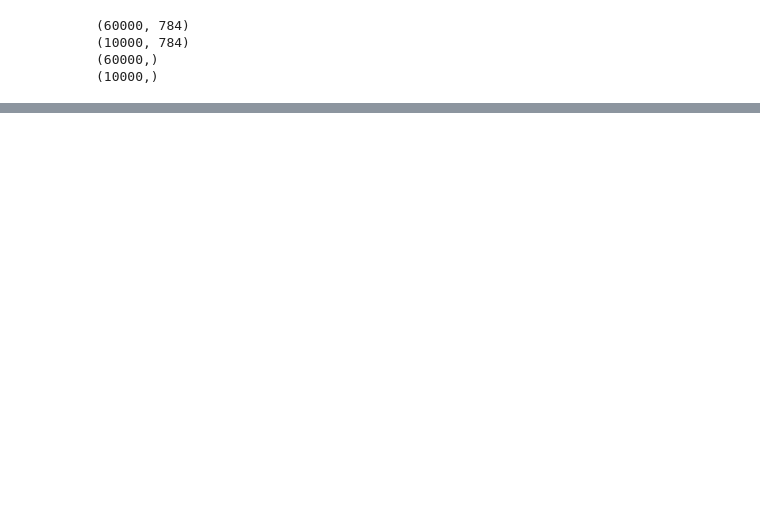
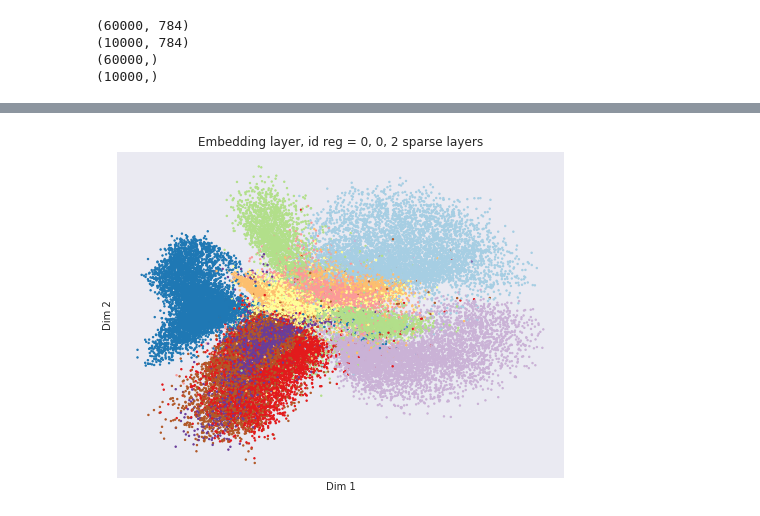
Before and after one commit to KrishnaswamyLab/SAUCIE, a Jupyter notebook: SAUCIE_MNIST_KERAS.ipynb, the cells around one changed output, grey strips where cells are left out. Drawn from its saved outputs; the diff is of its cells as text; code cells hidden in the pictures; blank space fills up the shorter version.

```diff
--- a/SAUCIE_MNIST_KERAS.ipynb
+++ b/SAUCIE_MNIST_KERAS.ipynb
@@ -123,0 +153,11 @@ plt.show()
+# %%
+fig = plt.figure(figsize=(8, 6))
+ax = fig.add_subplot(111)
+plt.setp(ax, xticks=[], yticks=[])
+ax.scatter(x_train_encoded[:,0], x_train_encoded[:,1], s=2, c=y_train, cmap="Paired")
+ax.set_xlabel("Dim 1")
+ax.set_ylabel("Dim 2")
+ax.set_title("Embedding layer, id reg = 0, 0, 2 sparse layers")
+plt.show()
+# %% [output]
+[figure, added]
```
Also changed, not shown: parts of 13 cells of this notebook, 1 other file.
